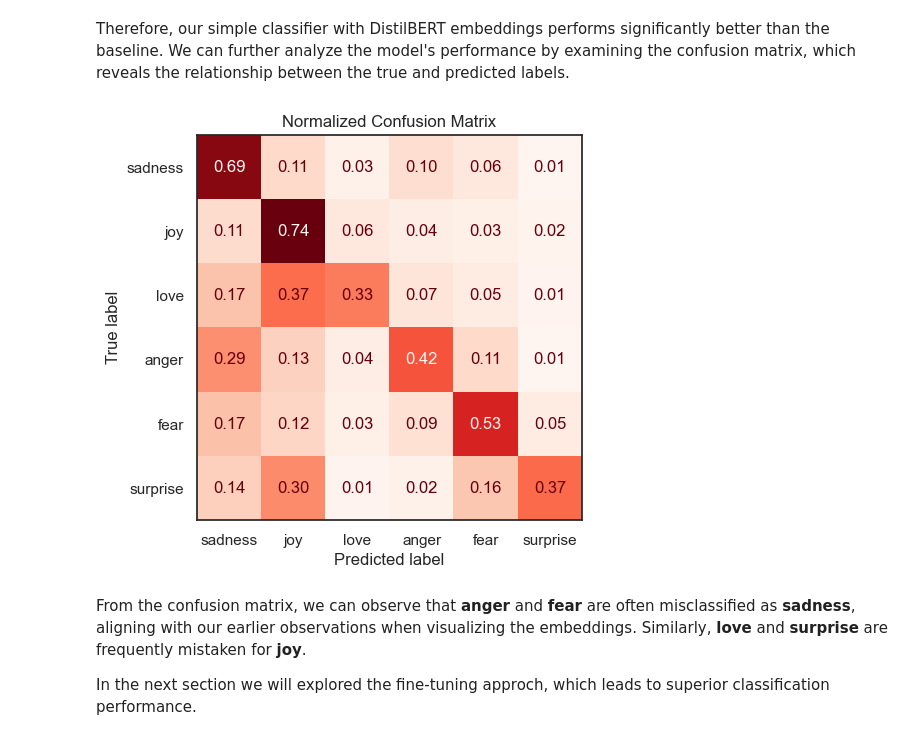
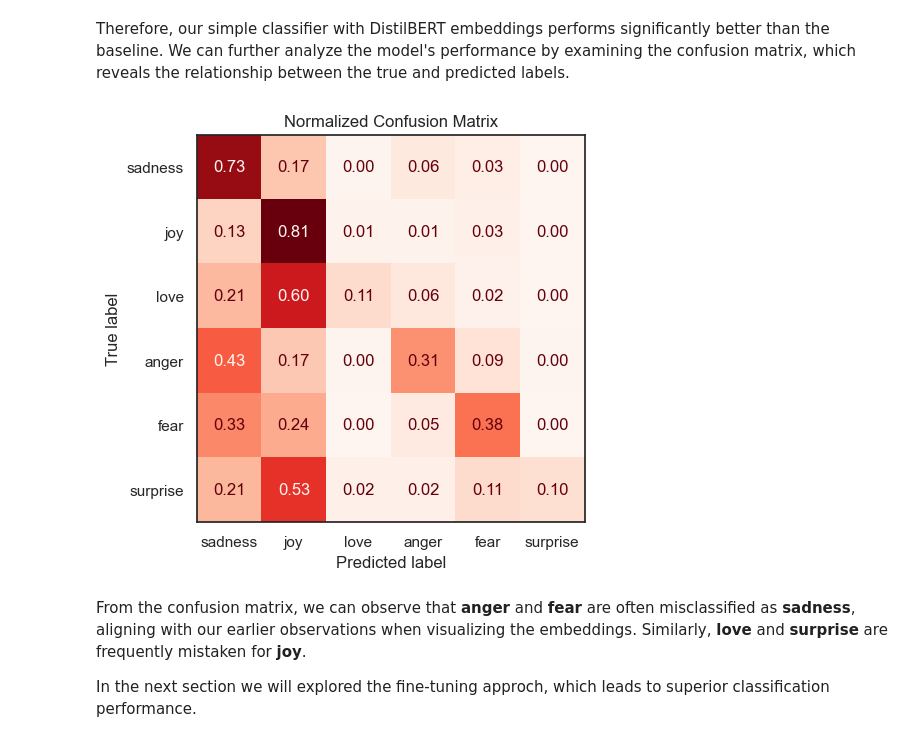
Before and after one commit to VictorFrancheto/large-language-models, a Jupyter notebook: DistilBERT.ipynb, the cells around one changed output. Cells and saved outputs as stored; diff of their text form; code cells hidden in the pictures.

```diff
--- a/DistilBERT.ipynb
+++ b/DistilBERT.ipynb
@@ -608,16 +612,0 @@ df.head()
-# %%
-import matplotlib.pyplot as plt
-
-fig, axes = plt.subplots(2, 3, figsize=(12, 8))
-axes = axes.flatten()
-cmaps = ['Greys', 'Blues', 'Oranges', 'Reds', 'Purples', 'Greens']
-labels = emotions['train'].features['label'].names
-
-for i, (label, cmap) in enumerate(zip(labels, cmaps)):
-    df_sub = df.query(f'label=={i}')
-    axes[i].scatter(df_sub['X'], df_sub['Y'], c=df_sub['Y'], cmap=cmap, s=10, alpha=0.7)
-    axes[i].set_title(label)
-    axes[i].set_xticks([]), axes[i].set_yticks([])
-
-plt.tight_layout()
-plt.show()
@@ -636,9 +623,12 @@ We've observed that hidden states vary somewhat between emotions, although for s
 # %%
-from sklearn.svm import SVC
+from sklearn.ensemble import HistGradientBoostingClassifier
 from sklearn.pipeline import make_pipeline
 from sklearn.preprocessing import StandardScaler
 
-svm = make_pipeline(StandardScaler(), SVC(kernel='linear', decision_function_shape='ovr'))
-svm.fit(X_train, y_train)
-svm.score(X_valid, y_valid)
+gb = make_pipeline(StandardScaler(), HistGradientBoostingClassifier())
+gb.fit(X_train, y_train)
+score = gb.score(X_valid, y_valid)
+y_preds = gb.predict(X_valid)
+
+print(f"Validation Accuracy: {score:.4f}")
 # %% [output]
@@ -658,18 +648,18 @@ Therefore, our simple classifier with DistilBERT embeddings performs significant
 # %%
 from sklearn.metrics import ConfusionMatrixDisplay, confusion_matrix
 
 def plotting_matrix(y_preds, y_true, labels):
     cm = confusion_matrix(y_true, y_preds, normalize='true')
-    fig, ax = plt.subplots(figsize=(5, 5))
+    fig, ax = plt.subplots(figsize=(5, 7))
     disp = ConfusionMatrixDisplay(confusion_matrix=cm, display_labels=labels)
     disp.plot(cmap='Reds', values_format='.2f', ax=ax, colorbar=False)
     plt.title('Normalized Confusion Matrix')
     plt.show()
 
-y_preds = svm.predict(X_valid)
+#y_preds = svm.predict(X_valid)
 plotting_matrix(y_preds, y_valid, labels)
 # %% [output]
-[figure, old version]
+[figure, new version]
 # %% [markdown]
 From the confusion matrix, we can observe that **anger** and **fear** are often misclassified as **sadness**, aligning with our earlier observations when visualizing the embeddings. Similarly, **love** and **surprise** are frequently mistaken for **joy**.
 
```
Also changed, not shown: parts of 43 cells of this notebook, 3 other files.
